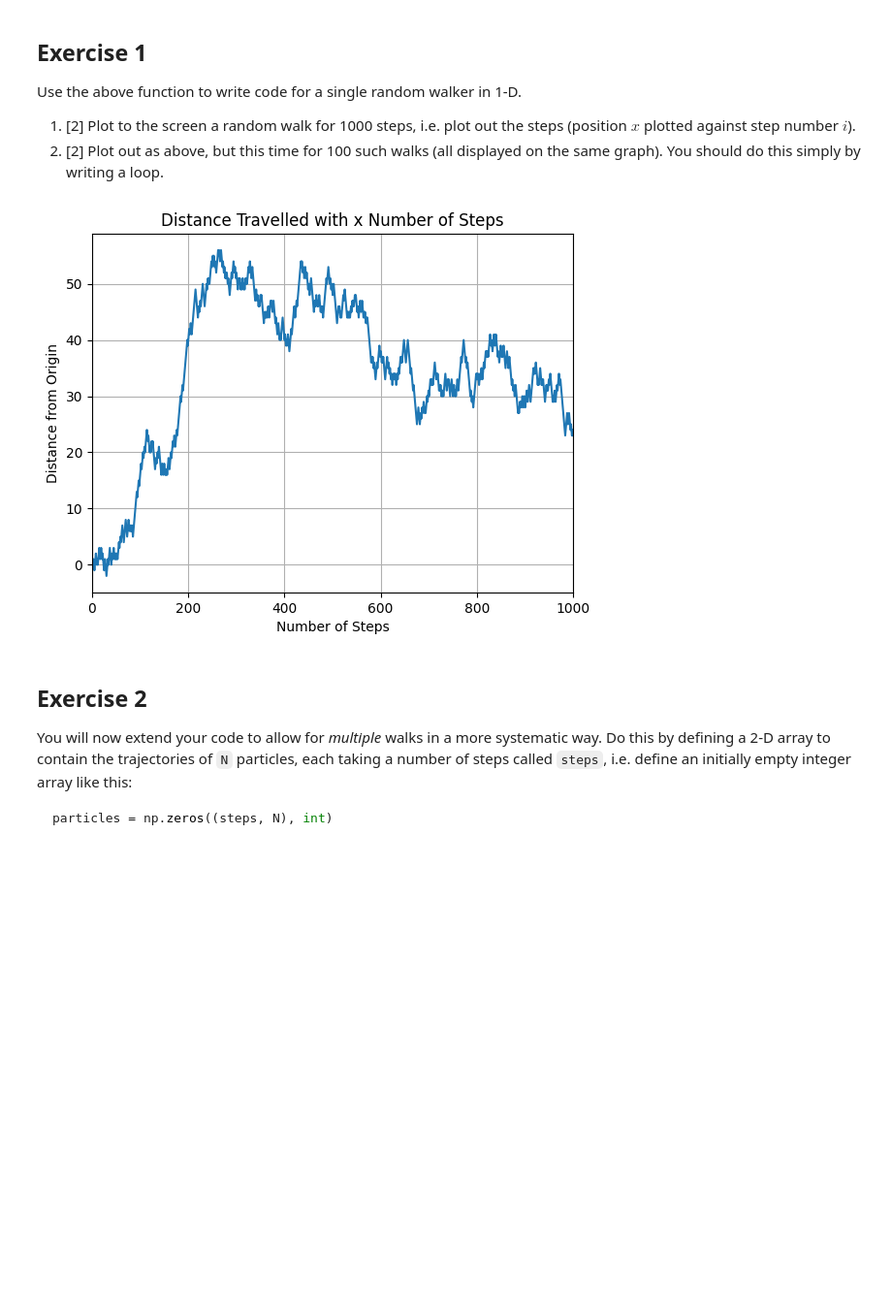
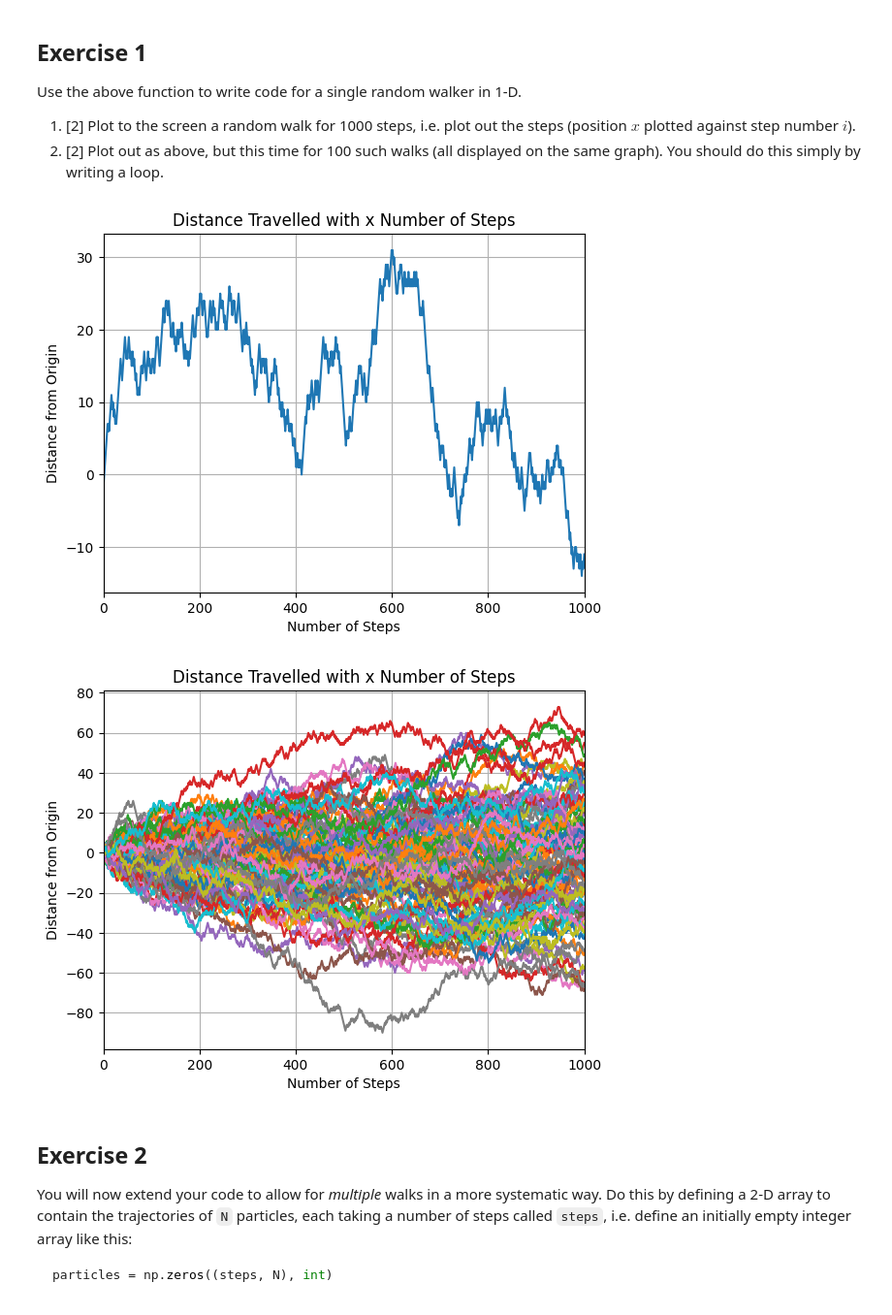
Before and after one commit to PX2145-2025/week-7-b-EvansElliot, a Jupyter notebook: Random_walk.ipynb, the cells around one changed output. Shown at 97% size. Saved outputs shown, nothing was run; the diff lists cells and outputs as text; code cells hidden in the pictures; blank space fills up the shorter version.

```diff
--- a/Random_walk.ipynb
+++ b/Random_walk.ipynb
@@ -66,30 +66,44 @@ graph). You should do this simply by writing a loop.
 # %%
 import numpy as np
 import matplotlib.pyplot as plt
 from numpy.random import random, seed
 #defining function as above
 def walk(steps):
     x=np.zeros(steps,int)
     x[0]=0
     for i in range(1, len(x)):
         rnd=random()
         if (rnd<0.5):
             x[i]=x[i-1]+1
         else:
             x[i]=x[i-1]-1
     return x
 
 #plotting
 x1=np.linspace(0,1000,1000)
 plt.plot(x1,walk(1000))
 plt.xlabel('Number of Steps')
 plt.ylabel('Distance from Origin')
 plt.title('Distance Travelled with x Number of Steps')
 plt.grid()
 plt.xlim(0,1000)
 plt.show()
+
+#creating loop to plot multiple walks
+walk_num=100
+for _ in range (walk_num):
+ walk1=walk(1000)
+ #plotting
+ plt.plot(x1,walk1)
+plt.xlabel('Number of Steps')
+plt.ylabel('Distance from Origin')
+plt.title('Distance Travelled with x Number of Steps')
+plt.grid()
+plt.xlim(0,1000)
+plt.show()
 # %% [output]
-[figure, old version]
+[figure, new version]
+[figure, added]
 # %% [markdown]
 ## Exercise 2
 You will now extend your code to allow for _multiple_ walks in a more systematic way. Do this by defining a 2-D array to contain the trajectories of `N` particles, each taking a number of steps called `steps`, i.e. define an initially empty integer array like this:
```
